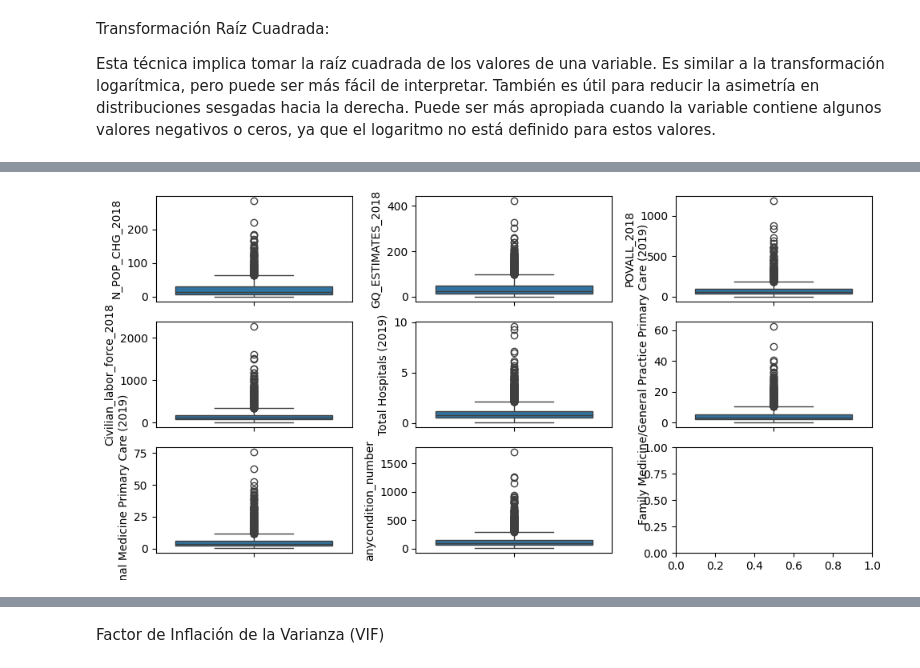
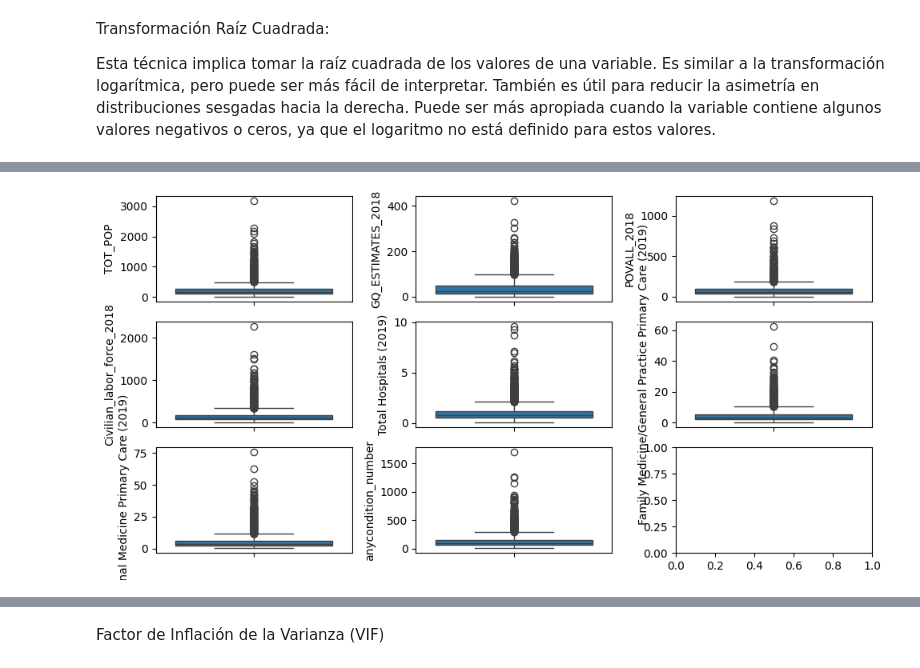
Before and after one commit to RmVa23/regularized-linear-regression, a Jupyter notebook: src/explore.ipynb, the cells around one changed output, grey strips where cells are left out. Saved outputs shown, nothing was run; the diff lists cells and outputs as text; code cells hidden in the pictures.

```diff
--- a/src/explore.ipynb
+++ b/src/explore.ipynb
@@ -505,3 +512,5 @@ data.drop(["COUNTY_NAME"], axis=1, inplace=True)
+# %%
+data.drop(["STATE_NAME"], axis=1, inplace=True)
 # %%
 data.describe()
 # %% [output]
@@ -602,6 +622,6 @@ Puede ser más apropiada cuando la variable contiene algunos valores negativos o
 # %%
 # Lista de columnas a las que aplicar la transformación raíz cuadrada
-columnas_a_transformar = data.columns[:-2]
+columnas_a_transformar = data.columns[:-1]
 
 # Aplicar la transformación raíz cuadrada a las columnas seleccionadas
 data[columnas_a_transformar] = data[columnas_a_transformar].apply(lambda x: np.sqrt(x))
@@ -616,0 +657,3 @@ data.head()
+# %%
+data.info()
+data.drop(['N_POP_CHG_2018'], axis=1, inplace=True)
@@ -617,17 +678,17 @@ data.head()
 # %%
 ig, axis = plt.subplots(3, 3, figsize = (10, 5))
 
-sns.boxplot(ax = axis[0, 0], data = data, y = "N_POP_CHG_2018")
+sns.boxplot(ax = axis[0, 0], data = data, y = "TOT_POP")
 sns.boxplot(ax = axis[0, 1], data = data, y = "GQ_ESTIMATES_2018")
 sns.boxplot(ax = axis[0, 2], data = data, y = "POVALL_2018")
 sns.boxplot(ax = axis[1, 0], data = data, y = "Civilian_labor_force_2018")
 sns.boxplot(ax = axis[1, 1], data = data, y = "Total Hospitals (2019)")
 sns.boxplot(ax = axis[1, 2], data = data, y = "Family Medicine/General Practice Primary Care (2019)")
 sns.boxplot(ax = axis[2, 0], data = data, y = "Internal Medicine Primary Care (2019)")
 sns.boxplot(ax = axis[2, 1], data = data, y = "anycondition_number")
 
 plt.tight_layout()
 
 plt.show()
 # %% [output]
-[figure, old version]
+[figure, new version]
```
Also changed, not shown: parts of 37 cells of this notebook.
